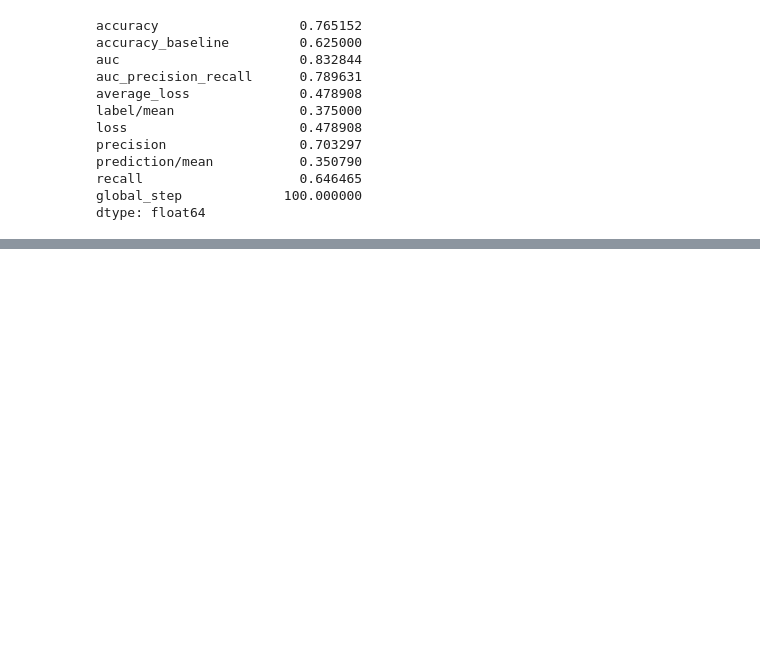
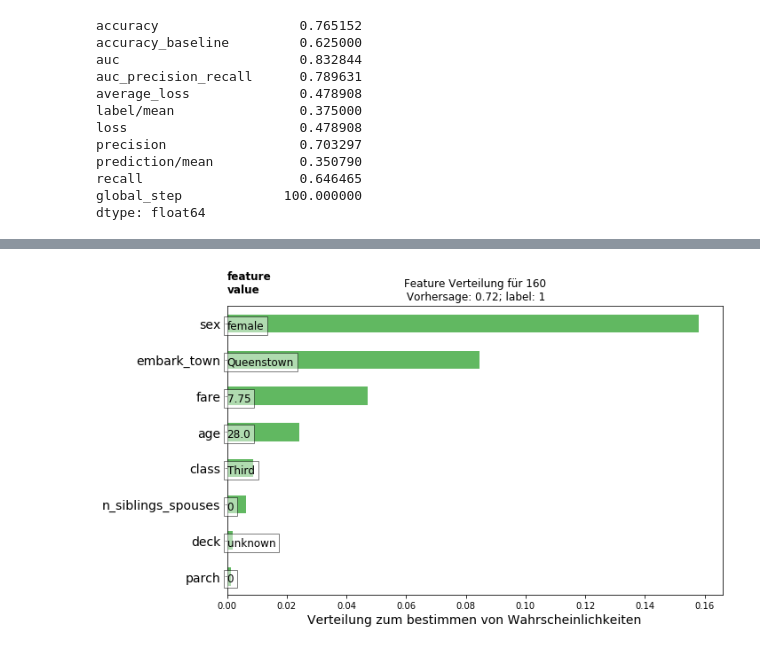
Before and after one commit to DerNiccoo/TensorFlow-training, a Jupyter notebook: 2.1 Estimator.ipynb, the cells around one changed output, grey strips where cells are left out. Saved outputs shown, nothing was run; the diff lists cells and outputs as text; code cells hidden in the pictures; blank space fills up the shorter version.

```diff
--- a/2.1 Estimator.ipynb
+++ b/2.1 Estimator.ipynb
@@ -492,0 +606,22 @@ print(pd.Series(result))
+# %%
+# Wenn die Daten in den RAM passen, ist es wesentlich schneller direkt aus diesem zu trainieren. Aber die Daten sollten dann NICHT batch'ed sein.
+in_memory_params = dict(params)
+in_memory_params['n_batches_per_layer'] = 1
+
+# In-memory input_fn verwendet kein batching
+def make_inmemory_train_input_fn(X, y):
+  y = np.expand_dims(y, axis=1)
+  def input_fn():
+    return dict(X), y
+  return input_fn
+train_input_fn = make_inmemory_train_input_fn(dftrain, y_train)
+
+# Train the model.
+est = tf.estimator.BoostedTreesClassifier(
+    feature_columns,
+    train_in_memory=True,
+    **in_memory_params)
+
+est.train(train_input_fn)
+clear_output()
+print(est.evaluate(eval_input_fn))
@@ -492,0 +650,2 @@ print(pd.Series(result))
+# %%
+pred_dicts = list(est.experimental_predict_with_explanations(eval_input_fn))
@@ -492,0 +666,6 @@ print(pd.Series(result))
+# %%
+# Mit directional feature contributions wird der Baum erklärt:
+labels = y_eval.values
+probs = pd.Series([pred['probabilities'][1] for pred in pred_dicts])
+df_dfc = pd.DataFrame([pred['dfc'] for pred in pred_dicts])
+df_dfc.describe().T
@@ -492,0 +725,12 @@ print(pd.Series(result))
+# %%
+# plot für einen passagier
+ID = 160
+example = df_dfc.iloc[ID]
+TOP_N = 8
+sorted_ix = example.abs().sort_values()[-TOP_N:].index
+ax = plot_example(example)
+ax.set_title('Feature Verteilung für {}\n Vorhersage: {:1.2f}; label: {}'.format(ID, probs[ID], labels[ID]))
+ax.set_xlabel('Verteilung zum bestimmen von Wahrscheinlichkeiten', size=14)
+plt.show()
+# %% [output]
+[figure, added]
```
Also changed, not shown: parts of 30 cells of this notebook.
